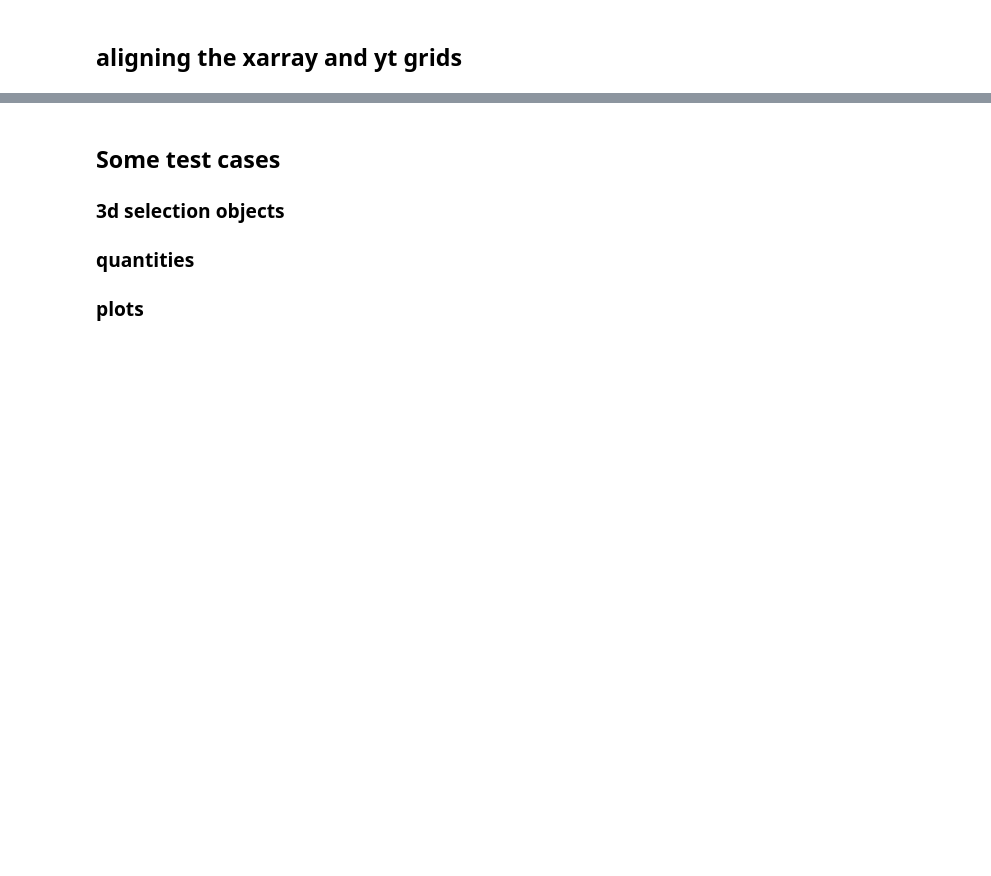
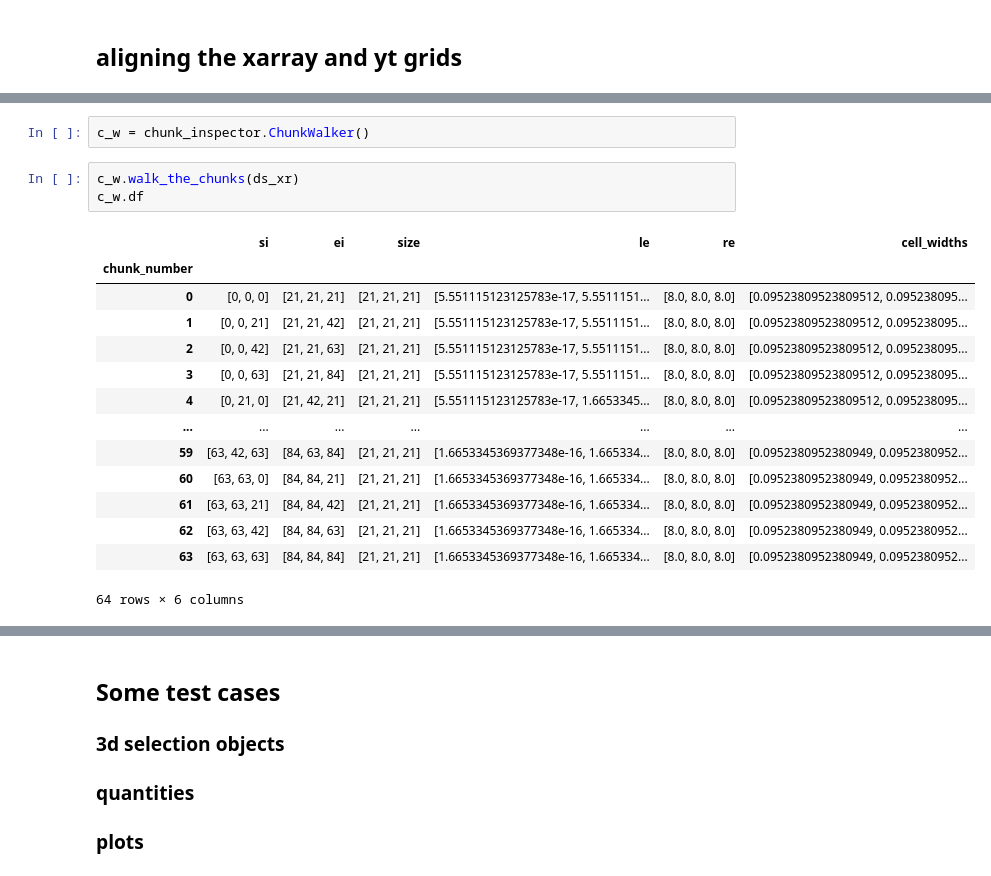
Before and after one commit to chrishavlin/yt-xarray-dask-sandbox, a Jupyter notebook: example.ipynb, the cells around one changed output, grey strips where cells are left out. Saved outputs shown, nothing was run; the diff lists cells and outputs as text; blank space fills up the shorter version.

Commit message:
the ChunkWalker lives!

```diff
--- a/example.ipynb
+++ b/example.ipynb
@@ -319,0 +270,20 @@ pp.set_log(fld, False)
+# %%
+c_w = chunk_inspector.ChunkWalker()
+# %%
+c_w.walk_the_chunks(ds_xr)
+c_w.df
+# %% [output]
+|  | si | ei | size | le | re | cell_widths |
+| chunk_number |  |  |  |  |  |  |
+| 0 | [0, 0, 0] | [21, 21, 21] | [21, 21, 21] | [5.551115123125783e-17, 5.5511151... | [8.0, 8.0, 8.0] | [0.09523809523809512, 0.095238095... |
+| 1 | [0, 0, 21] | [21, 21, 42] | [21, 21, 21] | [5.551115123125783e-17, 5.5511151... | [8.0, 8.0, 8.0] | [0.09523809523809512, 0.095238095... |
+| 2 | [0, 0, 42] | [21, 21, 63] | [21, 21, 21] | [5.551115123125783e-17, 5.5511151... | [8.0, 8.0, 8.0] | [0.09523809523809512, 0.095238095... |
+| 3 | [0, 0, 63] | [21, 21, 84] | [21, 21, 21] | [5.551115123125783e-17, 5.5511151... | [8.0, 8.0, 8.0] | [0.09523809523809512, 0.095238095... |
+| 4 | [0, 21, 0] | [21, 42, 21] | [21, 21, 21] | [5.551115123125783e-17, 1.6653345... | [8.0, 8.0, 8.0] | [0.09523809523809512, 0.095238095... |
+| ... | ... | ... | ... | ... | ... | ... |
+| 59 | [63, 42, 63] | [84, 63, 84] | [21, 21, 21] | [1.6653345369377348e-16, 1.665334... | [8.0, 8.0, 8.0] | [0.0952380952380949, 0.0952380952... |
+| 60 | [63, 63, 0] | [84, 84, 21] | [21, 21, 21] | [1.6653345369377348e-16, 1.665334... | [8.0, 8.0, 8.0] | [0.0952380952380949, 0.0952380952... |
+| 61 | [63, 63, 21] | [84, 84, 42] | [21, 21, 21] | [1.6653345369377348e-16, 1.665334... | [8.0, 8.0, 8.0] | [0.0952380952380949, 0.0952380952... |
+| 62 | [63, 63, 42] | [84, 84, 63] | [21, 21, 21] | [1.6653345369377348e-16, 1.665334... | [8.0, 8.0, 8.0] | [0.0952380952380949, 0.0952380952... |
+| 63 | [63, 63, 63] | [84, 84, 84] | [21, 21, 21] | [1.6653345369377348e-16, 1.665334... | [8.0, 8.0, 8.0] | [0.0952380952380949, 0.0952380952... |
+64 rows × 6 columns
```
Also changed, not shown: parts of 25 cells of this notebook, 2 other files.
